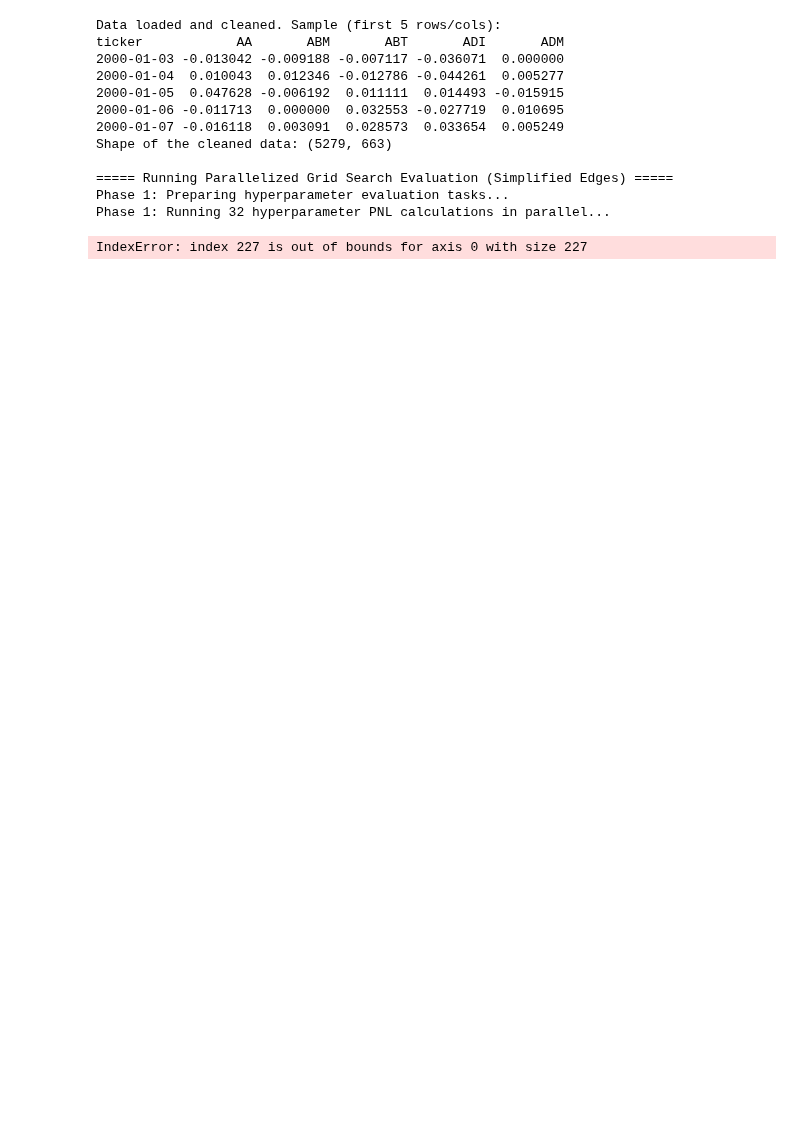
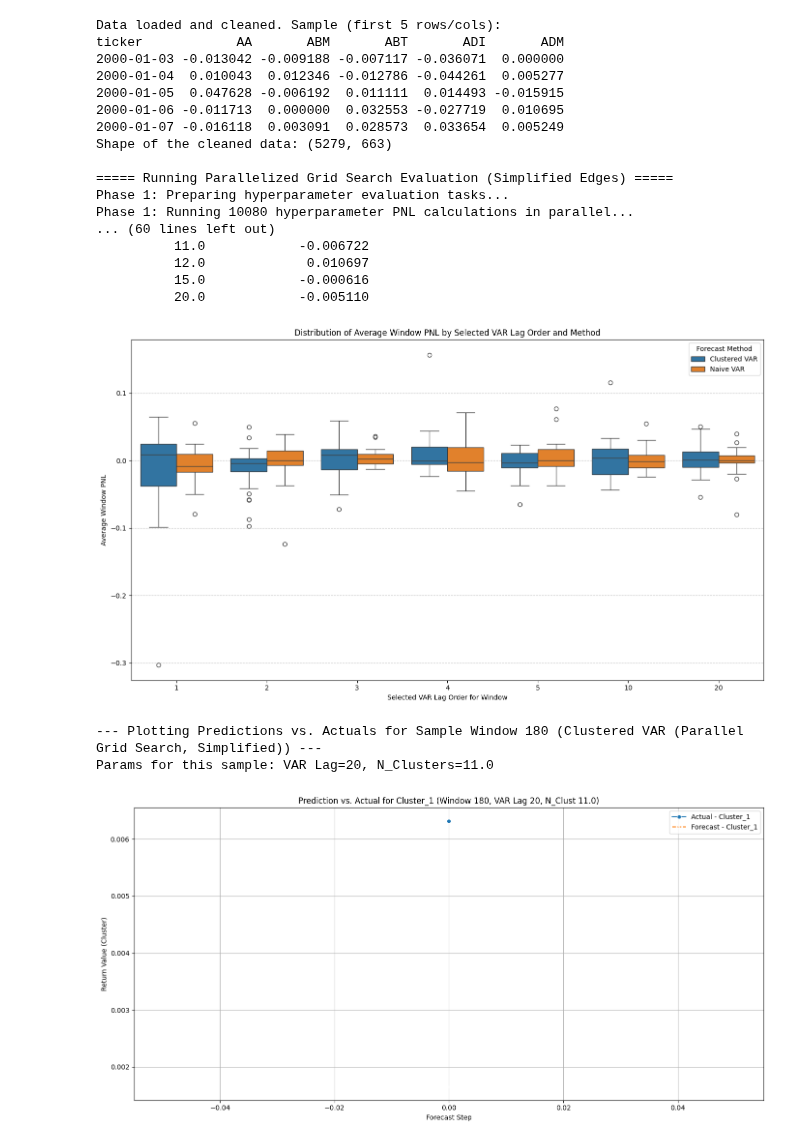
Before and after one commit to HK-Tan/ICAIF_25, a Jupyter notebook: New Code/Script/plot.ipynb, the cells around one changed output. Saved outputs shown, nothing was run; the diff lists cells and outputs as text; code cells hidden in the pictures; blank space fills up the shorter version.

```diff
--- a/New Code/Script/plot.ipynb
+++ b/New Code/Script/plot.ipynb
@@ -69,14 +67,14 @@ df_test_dataset = df_cleaned.iloc[split_index:]
 # I think we also need a train-test split here
 initial_lookback_len = 252
 evaluation_len = 20 # I feel like this could be 252? Refer to our discussion
-num_clusters_config = [5] # Why 50, 100, 150?
-# num_clusters_config = [5, 10, 15, 20]
+# num_clusters_config = [5] # Why 50, 100, 150?
+num_clusters_config = [3,5,8,10,11,12,15,20]
 cluster_method_config = 'SPONGE_sym'
 sigma_config = 0.01 # This is a hyperparameter for SPONGE, ... hyperparameter tuning? Usual: 0.01 (less sparse), 0.1 (more sparse)
-num_windows_config = 20 # Ensure df_cleaned has enough data for this
+num_windows_config = 192 # Ensure df_cleaned has enough data for this
 repetitions = 1 # This should not be \"multiplied\" for the number of runs, if cluster initialization is to be refreshed every window.
-# var_orders_config = [5, 7, 9] # Ensure initial_lookback_len - evaluation_len > max(var_orders_config)
-var_orders_config = [5] # Ensure initial_lookback_len - evaluation_len > max(var_orders_config)
+var_orders_config = [1,2,3,4,5,10,20] # Ensure initial_lookback_len - evaluation_len > max(var_orders_config)
+# var_orders_config = [5] # Ensure initial_lookback_len - evaluation_len > max(var_orders_config)
 max_threads = 12 # Must be tuned to your PC's CPU/RAM limitations
 ####################################################################################################################################################
 # Basic check for parameter sanity (example)
@@ -102,7 +100,7 @@ results_dict = run_sliding_window_var_evaluation_vectorized(
     sigma_intra_cluster=sigma_config,
     # num_windows_config=num_windows_config,
     # num_windows_config=64,
-    num_windows_config=32,
+    num_windows_config=180,
     store_sample_forecasts=True,
     run_naive_var_comparison=True,
     max_threads=max_threads
@@ -169,32 +167,40 @@ print(f"Params for this sample: VAR Lag={title_var_order}, N_Clusters={title_n_c
 num_items_to_plot = min(3, sample_forecast.shape[1], sample_actual.shape[1])
 for i in range(num_items_to_plot):
     item_name = sample_forecast.columns[i]
     # Assumes item_name is in sample_actual.columns
     plt.figure(figsize=(14, 7))
     actual_plot_data = sample_actual[item_name].values[title_var_order-1:]
     forecast_plot_data = sample_forecast[item_name].values
     min_plot_len = min(len(actual_plot_data), len(forecast_plot_data))
 
     sns.lineplot(data=actual_plot_data[:min_plot_len], label=f'Actual - {item_name}', marker='o', linestyle='-')
     sns.lineplot(data=forecast_plot_data[:min_plot_len], label=f'Forecast - {item_name}', marker='x', linestyle='--')
     plt.title(f'Prediction vs. Actual for {item_name} (Window {stored_window_idx + 1 if isinstance(stored_window_idx, int) else stored_window_idx}, VAR Lag {title_var_order}, N_Clust {title_n_clusters})')
     plt.xlabel('Forecast Step')
     plt.ylabel('Return Value (Cluster)')
     plt.legend()
     plt.grid(True)
     plt.tight_layout()
     plt.show()
 # %% [output]
 Data loaded and cleaned. Sample (first 5 rows/cols):
 ticker            AA       ABM       ABT       ADI       ADM
 2000-01-03 -0.013042 -0.009188 -0.007117 -0.036071  0.000000
 2000-01-04  0.010043  0.012346 -0.012786 -0.044261  0.005277
 2000-01-05  0.047628 -0.006192  0.011111  0.014493 -0.015915
 2000-01-06 -0.011713  0.000000  0.032553 -0.027719  0.010695
 2000-01-07 -0.016118  0.003091  0.028573  0.033654  0.005249
 Shape of the cleaned data: (5279, 663)
 
 ===== Running Parallelized Grid Search Evaluation (Simplified Edges) =====
 Phase 1: Preparing hyperparameter evaluation tasks...
-Phase 1: Running 32 hyperparameter PNL calculations in parallel...
+Phase 1: Running 10080 hyperparameter PNL calculations in parallel...
+... (60 lines left out)
+          11.0            -0.006722
+          12.0             0.010697
+          15.0            -0.000616
+          20.0            -0.005110
+[figure, added]
-IndexError: index 227 is out of bounds for axis 0 with size 227
+--- Plotting Predictions vs. Actuals for Sample Window 180 (Clustered VAR (Parallel Grid Search, Simplified)) ---
+Params for this sample: VAR Lag=20, N_Clusters=11.0
+[figure, added]
```
Also changed, not shown: parts of 7 cells of this notebook, 4 other files.
